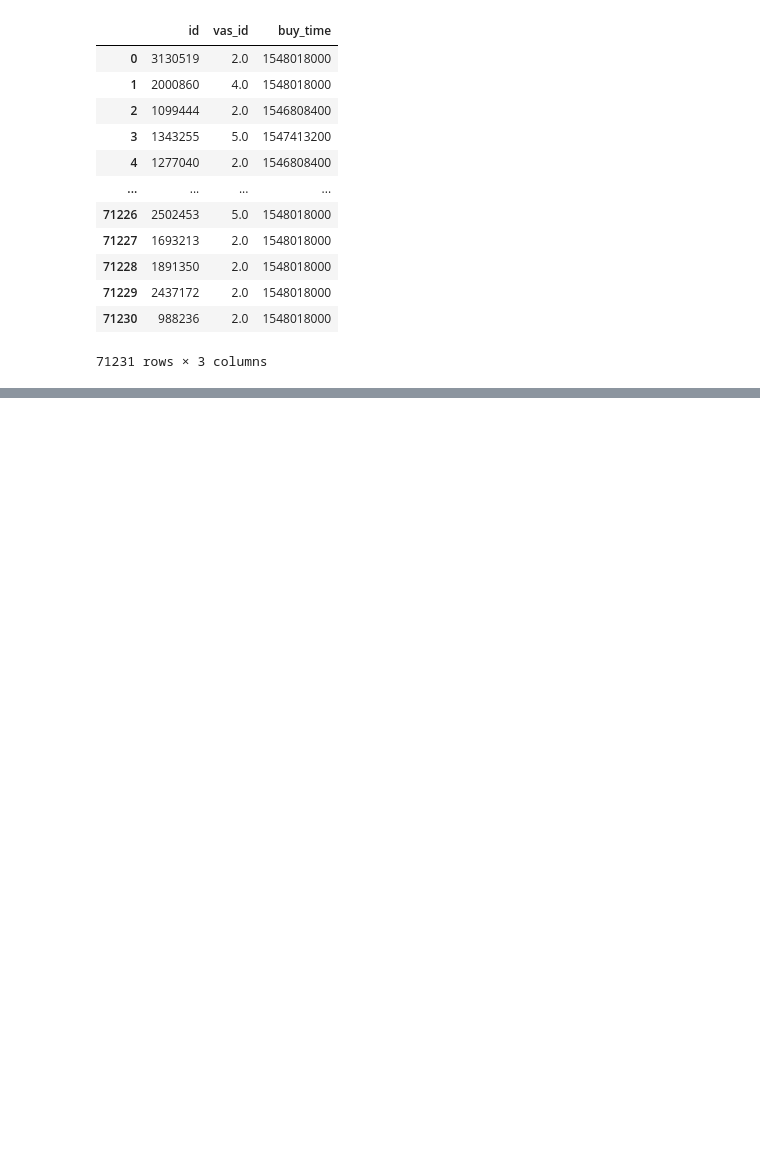
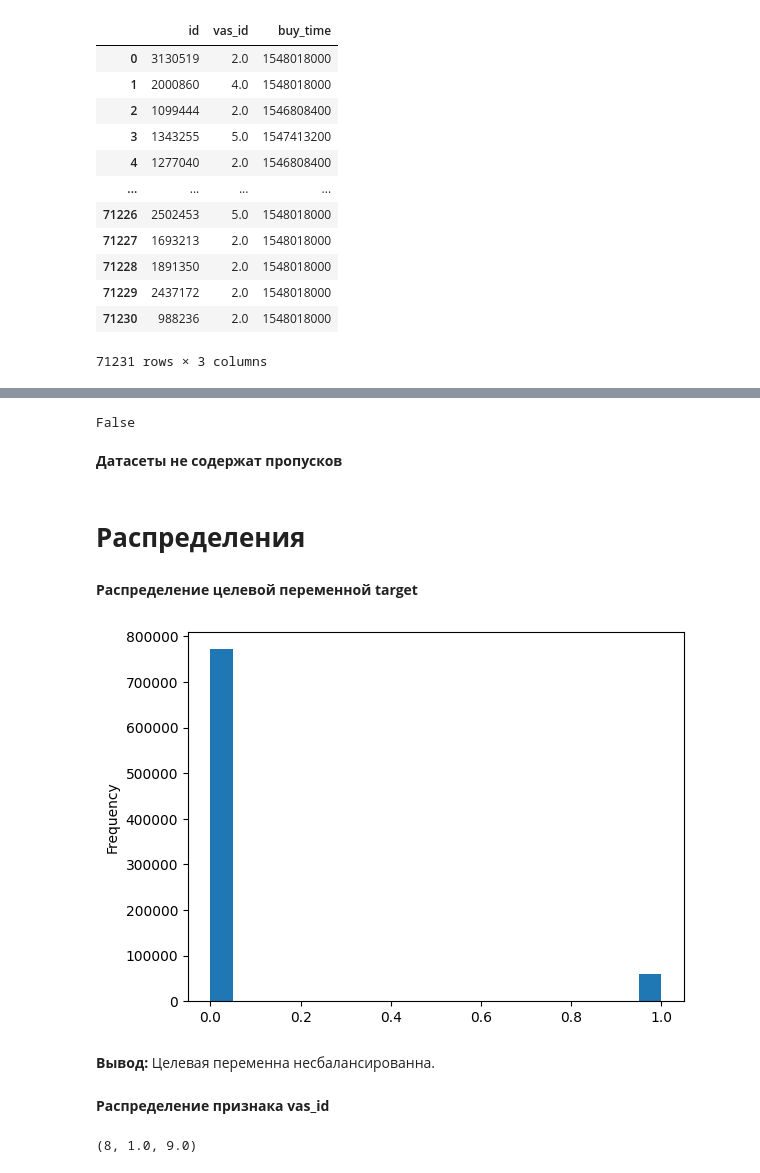
Before and after one commit to vit050587/course_lab_megafon, a Jupyter notebook: final_project_megafon.ipynb, the cells around one changed output, grey strips where cells are left out. Saved outputs shown, nothing was run; the diff lists cells and outputs as text; code cells hidden in the pictures; blank space fills up the shorter version.

```diff
--- a/final_project_megafon.ipynb
+++ b/final_project_megafon.ipynb
@@ -143,0 +193,2 @@ test
+# %%
+train['buy_time'] = train['buy_time'].apply(lambda data: date.fromtimestamp(data))
@@ -143,0 +243,22 @@ test
+# %%
+features.isnull().values.any()
+# %% [output]
+False
+# %% [markdown]
+**Датасеты не содержат пропусков**
+# %% [markdown]
+# **Распределения**
+# %% [markdown]
+**Распределение целевой переменной target**
+# %%
+train['target'].plot(kind='hist',bins=20);
+# %% [output]
+[figure, added]
+# %% [markdown]
+**Вывод:** Целевая переменна несбалансированна.
+# %% [markdown]
+**Распределение признака vas_id**
+# %%
+train['vas_id'].nunique(), np.min(train['vas_id']), np.max(train['vas_id'])
+# %% [output]
+(8, 1.0, 9.0)
```
Also changed, not shown: parts of 146 cells of this notebook.
